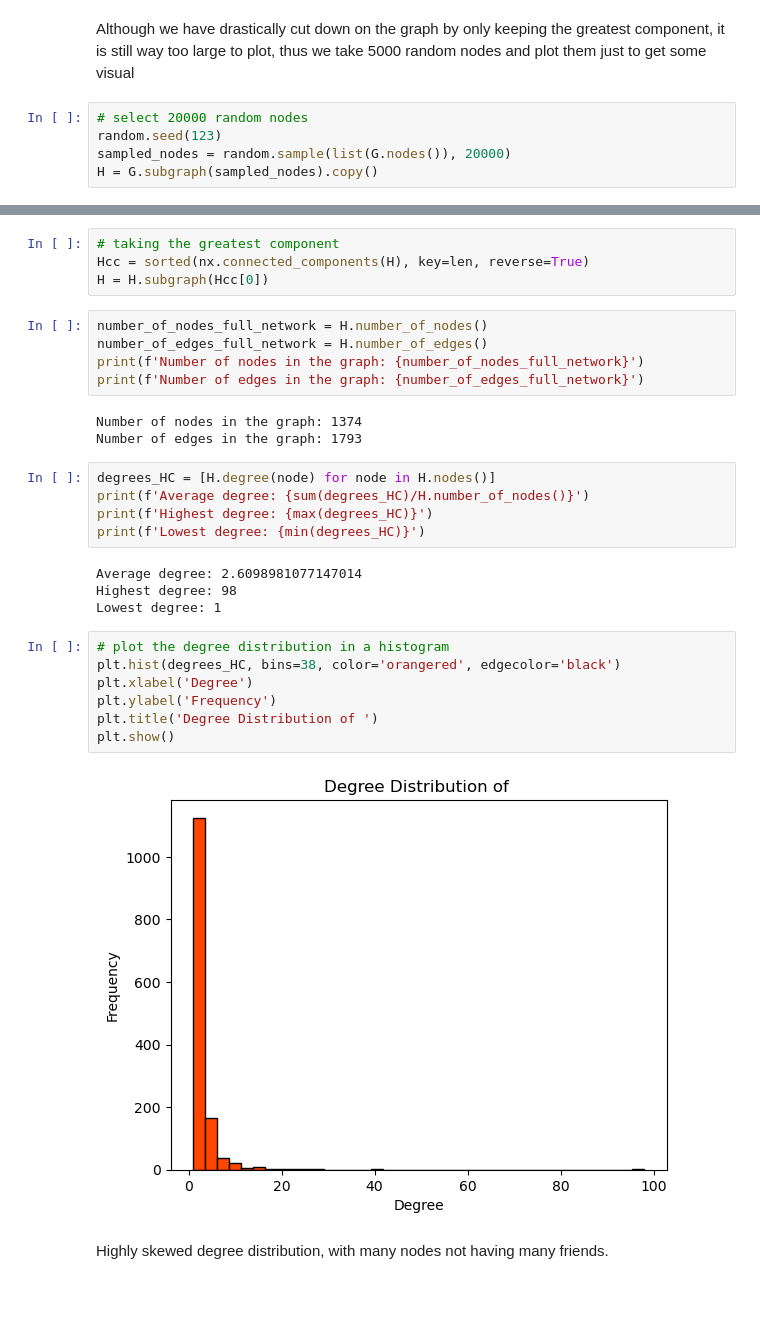
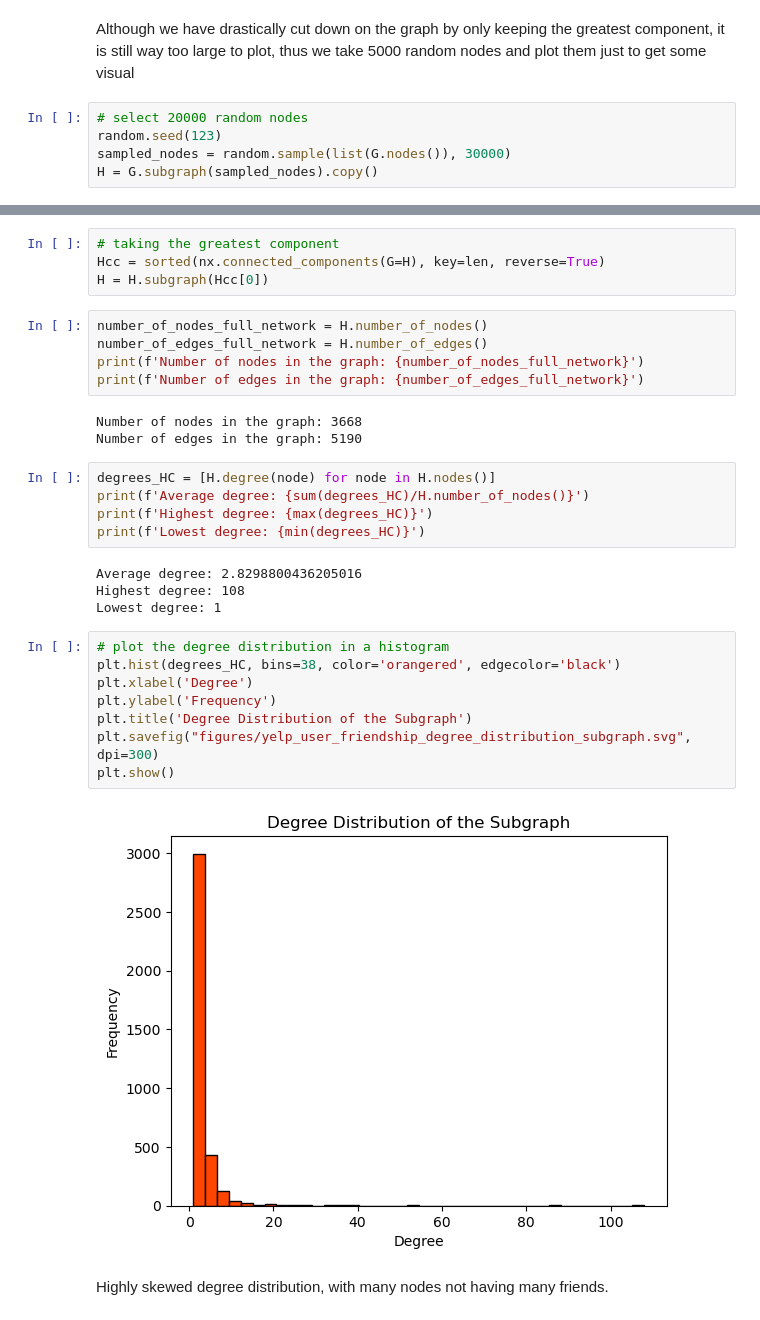
Before and after one commit to Cerlog/02807-project, a Jupyter notebook: merged.ipynb, the cells around one changed output, grey strips where cells are left out. Cells and saved outputs as stored; diff of their text form.

```diff
--- a/merged.ipynb
+++ b/merged.ipynb
@@ -126,7 +124,7 @@ Although we have drastically cut down on the graph by only keeping the greatest
 # %%
 # select 20000 random nodes
 random.seed(123)
-sampled_nodes = random.sample(list(G.nodes()), 20000)
+sampled_nodes = random.sample(list(G.nodes()), 30000)
 H = G.subgraph(sampled_nodes).copy()
 # %%
 number_of_nodes_full_network = H.number_of_nodes()
@@ -139,6 +137,6 @@ Number of edges in the graph: 3586
 # %%
 # taking the greatest component
-Hcc = sorted(nx.connected_components(H), key=len, reverse=True)
+Hcc = sorted(nx.connected_components(G=H), key=len, reverse=True)
 H = H.subgraph(Hcc[0])
 # %%
 number_of_nodes_full_network = H.number_of_nodes()
@@ -146,26 +144,27 @@ number_of_edges_full_network = H.number_of_edges()
 print(f'Number of nodes in the graph: {number_of_nodes_full_network}')
 print(f'Number of edges in the graph: {number_of_edges_full_network}')
 # %% [output]
-Number of nodes in the graph: 1374
-Number of edges in the graph: 1793
+Number of nodes in the graph: 3668
+Number of edges in the graph: 5190
 # %%
 degrees_HC = [H.degree(node) for node in H.nodes()]
 print(f'Average degree: {sum(degrees_HC)/H.number_of_nodes()}')
 print(f'Highest degree: {max(degrees_HC)}')
 print(f'Lowest degree: {min(degrees_HC)}')
 # %% [output]
-Average degree: 2.6098981077147014
-Highest degree: 98
+Average degree: 2.8298800436205016
+Highest degree: 108
 Lowest degree: 1
 # %%
 # plot the degree distribution in a histogram
 plt.hist(degrees_HC, bins=38, color='orangered', edgecolor='black')
 plt.xlabel('Degree')
 plt.ylabel('Frequency')
-plt.title('Degree Distribution of ')
+plt.title('Degree Distribution of the Subgraph')
+plt.savefig("figures/yelp_user_friendship_degree_distribution_subgraph.svg", dpi=300)
 plt.show()
 # %% [output]
-[figure, old version]
+[figure, new version]
 # %% [markdown]
 Highly skewed degree distribution, with many nodes not having many friends.
 # %%
```
Also changed, not shown: parts of 31 cells of this notebook.
